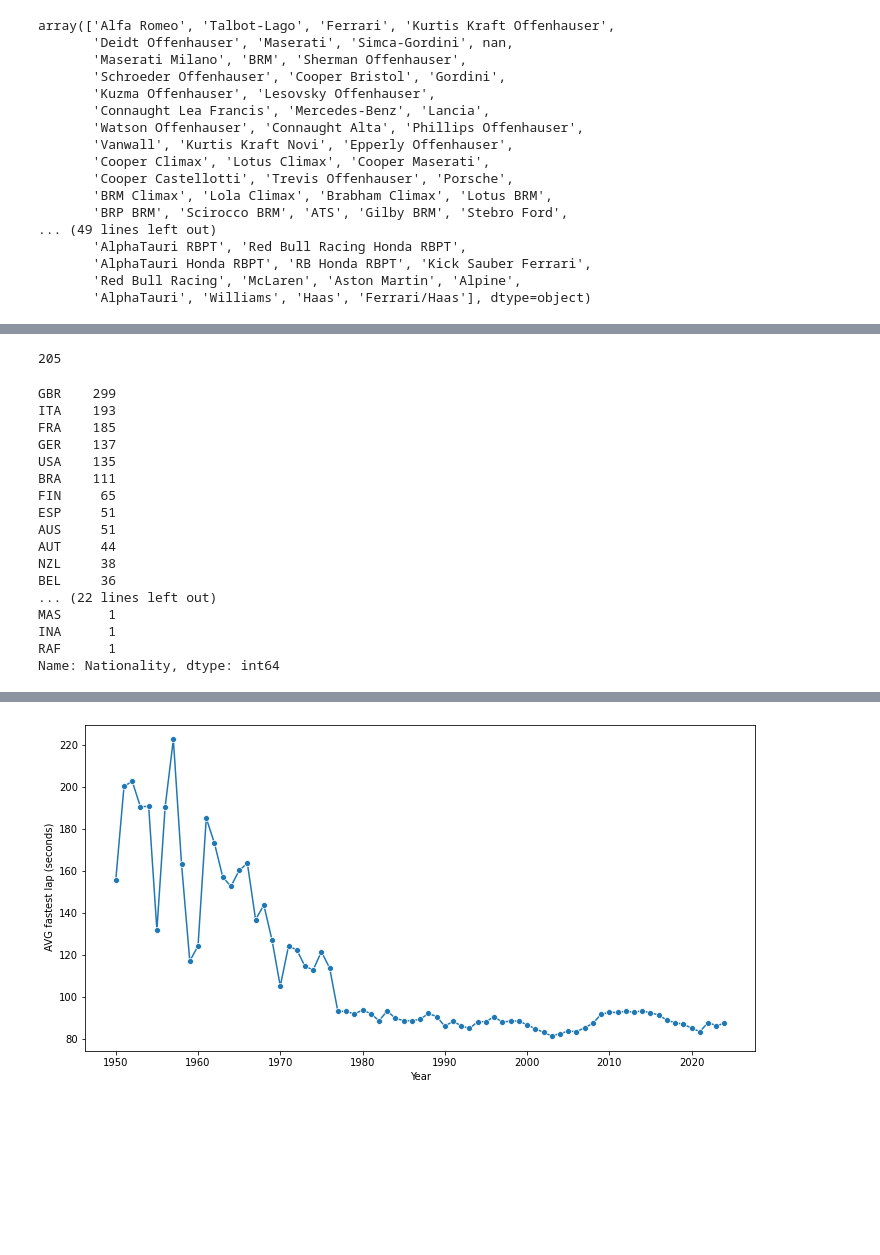
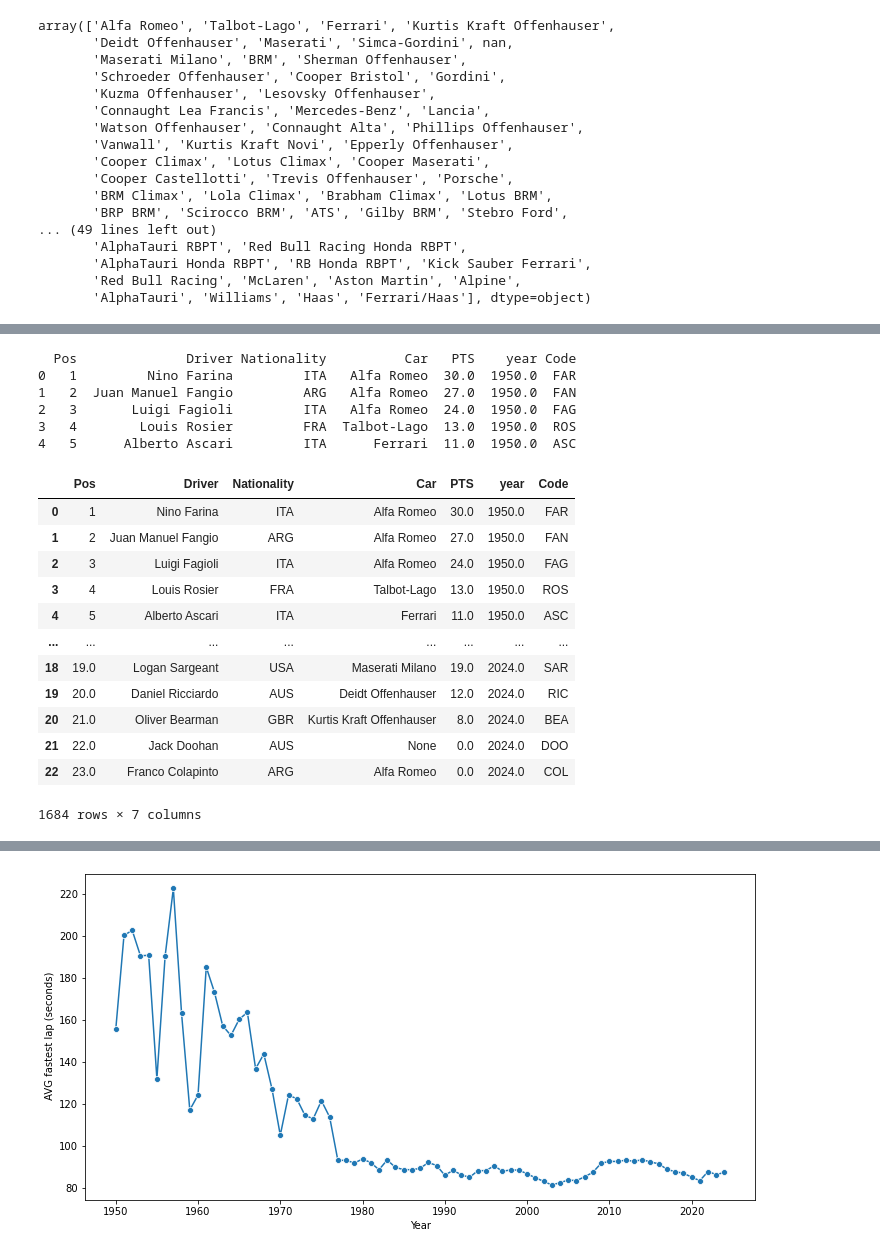
Before and after one commit to patriciamromero/f1_viz, a Jupyter notebook: F1_viz.ipynb, the cells around one changed output, grey strips where cells are left out. Drawn from its saved outputs; the diff is of its cells as text; code cells hidden in the pictures; blank space fills up the shorter version.

```diff
--- a/F1_viz.ipynb
+++ b/F1_viz.ipynb
@@ -279,25 +278,30 @@ drivers.head()
-# %%
-len(drivers['Car'].unique())
-# %% [output]
-205
-# %%
-drivers_per_country = drivers['Nationality'].value_counts()
-print(drivers_per_country)
-# %% [output]
-GBR    299
-ITA    193
-FRA    185
-GER    137
-USA    135
-BRA    111
-FIN     65
-ESP     51
-AUS     51
-AUT     44
-NZL     38
-BEL     36
-... (22 lines left out)
-MAS      1
-INA      1
-RAF      1
-Name: Nationality, dtype: int64
+# %%
+
+
+def clean_driver_names(df, column_name="Driver"):
+    """
+    Limpia los nombres de los pilotos en el DataFrame original, eliminando espacios extra.
+
+    Parámetros:
+    - df (pd.DataFrame): DataFrame con los datos de pilotos.
+    - column_name (str): Nombre de la columna con los nombres de los pilotos.
+
+    Retorna:
+    - pd.DataFrame: El DataFrame original con los nombres corregidos.
+    """
+    df_cleaned = df.copy()  # Crear una copia del DataFrame original
+    df_cleaned[column_name] = df_cleaned[column_name].astype(str).apply(lambda name: " ".join(name.split()))  # Limpiar espacios extra
+    return df_cleaned
+
+# Uso de la función
+drivers_clean = clean_driver_names(drivers_completed, column_name="Driver")
+
+# Ver el resultado
+print(drivers_clean.head())
+# %% [output]
+  Pos              Driver Nationality          Car   PTS    year Code
+0   1         Nino Farina         ITA   Alfa Romeo  30.0  1950.0  FAR
+1   2  Juan Manuel Fangio         ARG   Alfa Romeo  27.0  1950.0  FAN
+2   3       Luigi Fagioli         ITA   Alfa Romeo  24.0  1950.0  FAG
+3   4        Louis Rosier         FRA  Talbot-Lago  13.0  1950.0  ROS
+4   5      Alberto Ascari         ITA      Ferrari  11.0  1950.0  ASC
@@ -303,0 +355,16 @@ Name: Nationality, dtype: int64
+# %%
+df_clean_names
+# %% [output]
+|  | Pos | Driver | Nationality | Car | PTS | year | Code |
+| 0 | 1 | Nino Farina | ITA | Alfa Romeo | 30.0 | 1950.0 | FAR |
+| 1 | 2 | Juan Manuel Fangio | ARG | Alfa Romeo | 27.0 | 1950.0 | FAN |
+| 2 | 3 | Luigi Fagioli | ITA | Alfa Romeo | 24.0 | 1950.0 | FAG |
+| 3 | 4 | Louis Rosier | FRA | Talbot-Lago | 13.0 | 1950.0 | ROS |
+| 4 | 5 | Alberto Ascari | ITA | Ferrari | 11.0 | 1950.0 | ASC |
+| ... | ... | ... | ... | ... | ... | ... | ... |
+| 18 | 19.0 | Logan Sargeant | USA | Maserati Milano | 19.0 | 2024.0 | SAR |
+| 19 | 20.0 | Daniel Ricciardo | AUS | Deidt Offenhauser | 12.0 | 2024.0 | RIC |
+| 20 | 21.0 | Oliver Bearman | GBR | Kurtis Kraft Offenhauser | 8.0 | 2024.0 | BEA |
+| 21 | 22.0 | Jack Doohan | AUS | None | 0.0 | 2024.0 | DOO |
+| 22 | 23.0 | Franco Colapinto | ARG | Alfa Romeo | 0.0 | 2024.0 | COL |
+1684 rows × 7 columns
```
Also changed, not shown: parts of 12 cells of this notebook.
